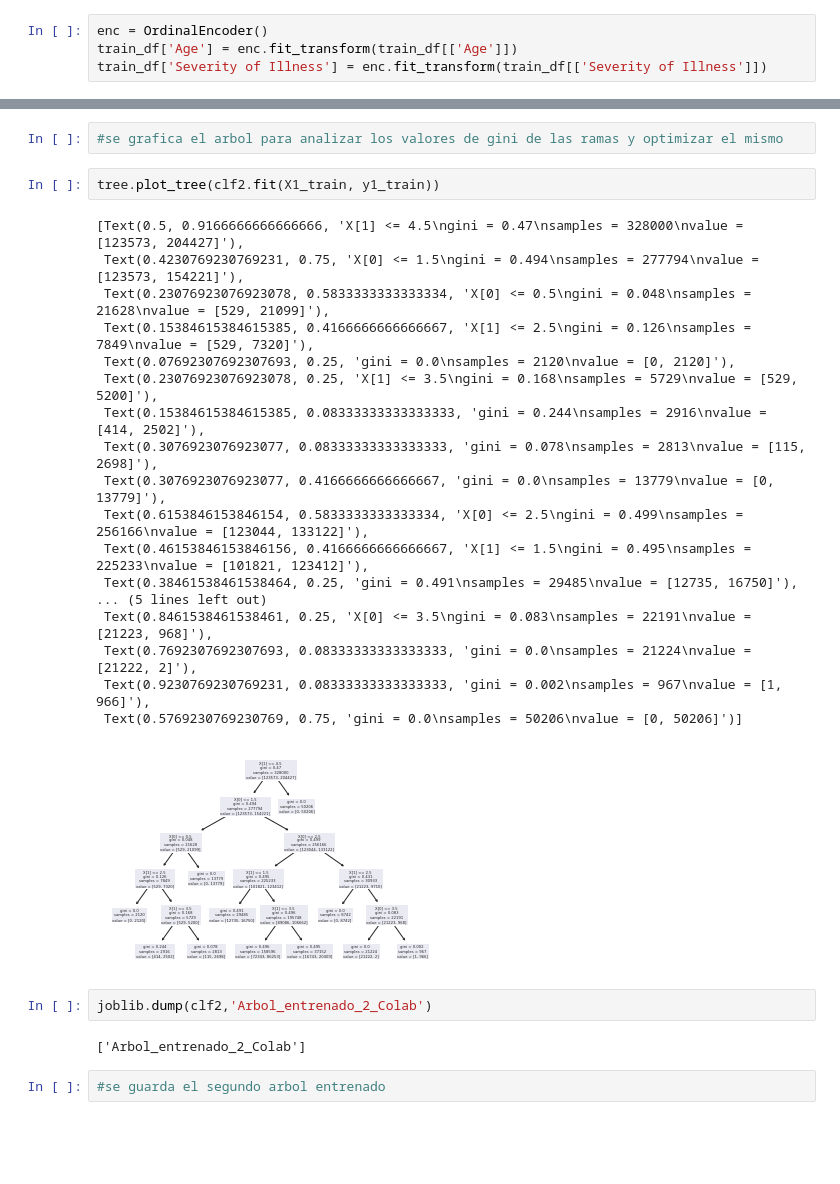
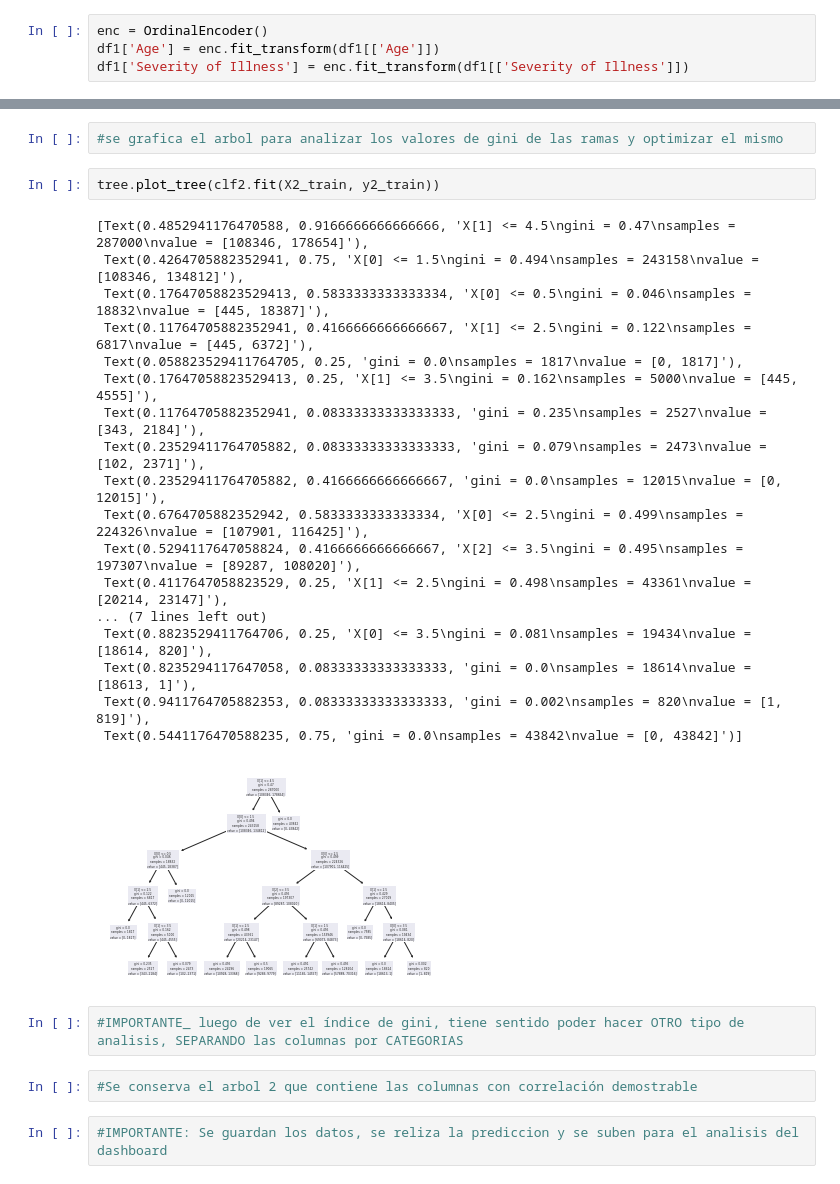
Before and after one commit to AlitFasce/Machine-Learning-Project-classification-methods, a Jupyter notebook: Arbol_decision/Arbol_de_Decision.ipynb, the cells around one changed output, grey strips where cells are left out. Drawn from its saved outputs; the diff is of its cells as text; blank space fills up the shorter version.

```diff
--- a/Arbol_decision/Arbol_de_Decision.ipynb
+++ b/Arbol_decision/Arbol_de_Decision.ipynb
@@ -88,8 +84,8 @@ df1['Ward_Facility_Code'] = le.fit_transform(df1['Ward_Facility_Code'])
 df1['Department'] = le.fit_transform(df1['Department'])
 # %%
 enc = OrdinalEncoder()
-train_df['Age'] = enc.fit_transform(train_df[['Age']])
-train_df['Severity of Illness'] = enc.fit_transform(train_df[['Severity of Illness']])
+df1['Age'] = enc.fit_transform(df1[['Age']])
+df1['Severity of Illness'] = enc.fit_transform(df1[['Severity of Illness']])
 # %%
 df2=df1.copy() #se generan 2 data frame con distintas columnas para aplicar el modelo y analizar diferencias
 # %%
@@ -378,29 +431,29 @@ plt.show()
 # %%
 #se grafica el arbol para analizar los valores de gini de las ramas y optimizar el mismo
 # %%
-tree.plot_tree(clf2.fit(X1_train, y1_train))
+tree.plot_tree(clf2.fit(X2_train, y2_train))
 # %% [output]
-[Text(0.5, 0.9166666666666666, 'X[1] <= 4.5\ngini = 0.47\nsamples = 328000\nvalue = [123573, 204427]'),
- Text(0.4230769230769231, 0.75, 'X[0] <= 1.5\ngini = 0.494\nsamples = 277794\nvalue = [123573, 154221]'),
- Text(0.23076923076923078, 0.5833333333333334, 'X[0] <= 0.5\ngini = 0.048\nsamples = 21628\nvalue = [529, 21099]'),
- Text(0.15384615384615385, 0.4166666666666667, 'X[1] <= 2.5\ngini = 0.126\nsamples = 7849\nvalue = [529, 7320]'),
- Text(0.07692307692307693, 0.25, 'gini = 0.0\nsamples = 2120\nvalue = [0, 2120]'),
- Text(0.23076923076923078, 0.25, 'X[1] <= 3.5\ngini = 0.168\nsamples = 5729\nvalue = [529, 5200]'),
- Text(0.15384615384615385, 0.08333333333333333, 'gini = 0.244\nsamples = 2916\nvalue = [414, 2502]'),
- Text(0.3076923076923077, 0.08333333333333333, 'gini = 0.078\nsamples = 2813\nvalue = [115, 2698]'),
- Text(0.3076923076923077, 0.4166666666666667, 'gini = 0.0\nsamples = 13779\nvalue = [0, 13779]'),
- Text(0.6153846153846154, 0.5833333333333334, 'X[0] <= 2.5\ngini = 0.499\nsamples = 256166\nvalue = [123044, 133122]'),
- Text(0.46153846153846156, 0.4166666666666667, 'X[1] <= 1.5\ngini = 0.495\nsamples = 225233\nvalue = [101821, 123412]'),
- Text(0.38461538461538464, 0.25, 'gini = 0.491\nsamples = 29485\nvalue = [12735, 16750]'),
-... (5 lines left out)
- Text(0.8461538461538461, 0.25, 'X[0] <= 3.5\ngini = 0.083\nsamples = 22191\nvalue = [21223, 968]'),
- Text(0.7692307692307693, 0.08333333333333333, 'gini = 0.0\nsamples = 21224\nvalue = [21222, 2]'),
- Text(0.9230769230769231, 0.08333333333333333, 'gini = 0.002\nsamples = 967\nvalue = [1, 966]'),
- Text(0.5769230769230769, 0.75, 'gini = 0.0\nsamples = 50206\nvalue = [0, 50206]')]
+[Text(0.4852941176470588, 0.9166666666666666, 'X[1] <= 4.5\ngini = 0.47\nsamples = 287000\nvalue = [108346, 178654]'),
+ Text(0.4264705882352941, 0.75, 'X[0] <= 1.5\ngini = 0.494\nsamples = 243158\nvalue = [108346, 134812]'),
+ Text(0.17647058823529413, 0.5833333333333334, 'X[0] <= 0.5\ngini = 0.046\nsamples = 18832\nvalue = [445, 18387]'),
+ Text(0.11764705882352941, 0.4166666666666667, 'X[1] <= 2.5\ngini = 0.122\nsamples = 6817\nvalue = [445, 6372]'),
+ Text(0.058823529411764705, 0.25, 'gini = 0.0\nsamples = 1817\nvalue = [0, 1817]'),
+ Text(0.17647058823529413, 0.25, 'X[1] <= 3.5\ngini = 0.162\nsamples = 5000\nvalue = [445, 4555]'),
+ Text(0.11764705882352941, 0.08333333333333333, 'gini = 0.235\nsamples = 2527\nvalue = [343, 2184]'),
+ Text(0.23529411764705882, 0.08333333333333333, 'gini = 0.079\nsamples = 2473\nvalue = [102, 2371]'),
+ Text(0.23529411764705882, 0.4166666666666667, 'gini = 0.0\nsamples = 12015\nvalue = [0, 12015]'),
+ Text(0.6764705882352942, 0.5833333333333334, 'X[0] <= 2.5\ngini = 0.499\nsamples = 224326\nvalue = [107901, 116425]'),
+ Text(0.5294117647058824, 0.4166666666666667, 'X[2] <= 3.5\ngini = 0.495\nsamples = 197307\nvalue = [89287, 108020]'),
+ Text(0.4117647058823529, 0.25, 'X[1] <= 2.5\ngini = 0.498\nsamples = 43361\nvalue = [20214, 23147]'),
+... (7 lines left out)
+ Text(0.8823529411764706, 0.25, 'X[0] <= 3.5\ngini = 0.081\nsamples = 19434\nvalue = [18614, 820]'),
+ Text(0.8235294117647058, 0.08333333333333333, 'gini = 0.0\nsamples = 18614\nvalue = [18613, 1]'),
+ Text(0.9411764705882353, 0.08333333333333333, 'gini = 0.002\nsamples = 820\nvalue = [1, 819]'),
+ Text(0.5441176470588235, 0.75, 'gini = 0.0\nsamples = 43842\nvalue = [0, 43842]')]
-[figure, old version]
+[figure, new version]
-# %%
-joblib.dump(clf2,'Arbol_entrenado_2_Colab')
-# %% [output]
-['Arbol_entrenado_2_Colab']
-# %%
-#se guarda el segundo arbol entrenado
+# %%
+#IMPORTANTE_ luego de ver el índice de gini, tiene sentido poder hacer OTRO tipo de analisis, SEPARANDO las columnas por CATEGORIAS
+# %%
+#Se conserva el arbol 2 que contiene las columnas con correlación demostrable
+# %%
+#IMPORTANTE: Se guardan los datos, se reliza la prediccion y se suben para el analisis del dashboard
```
Also changed, not shown: parts of 46 cells of this notebook, 1 other file.
